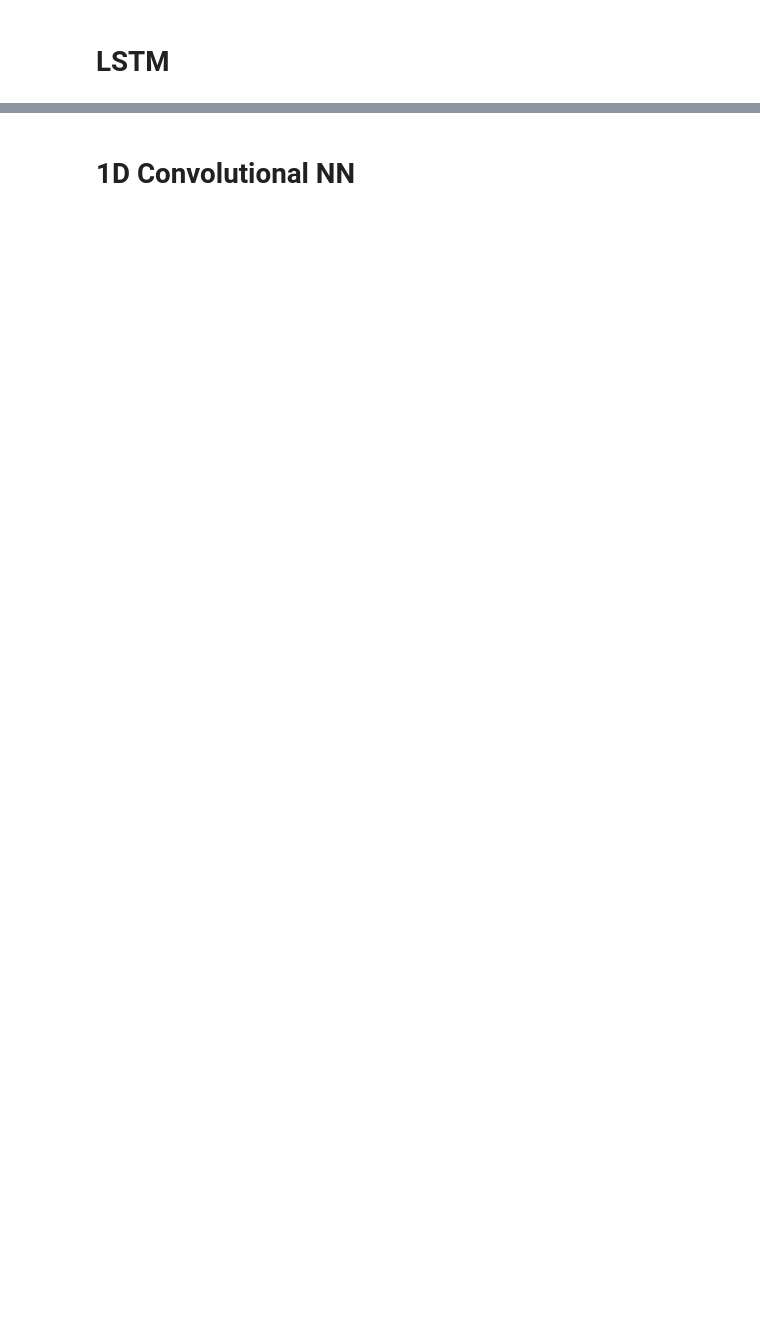
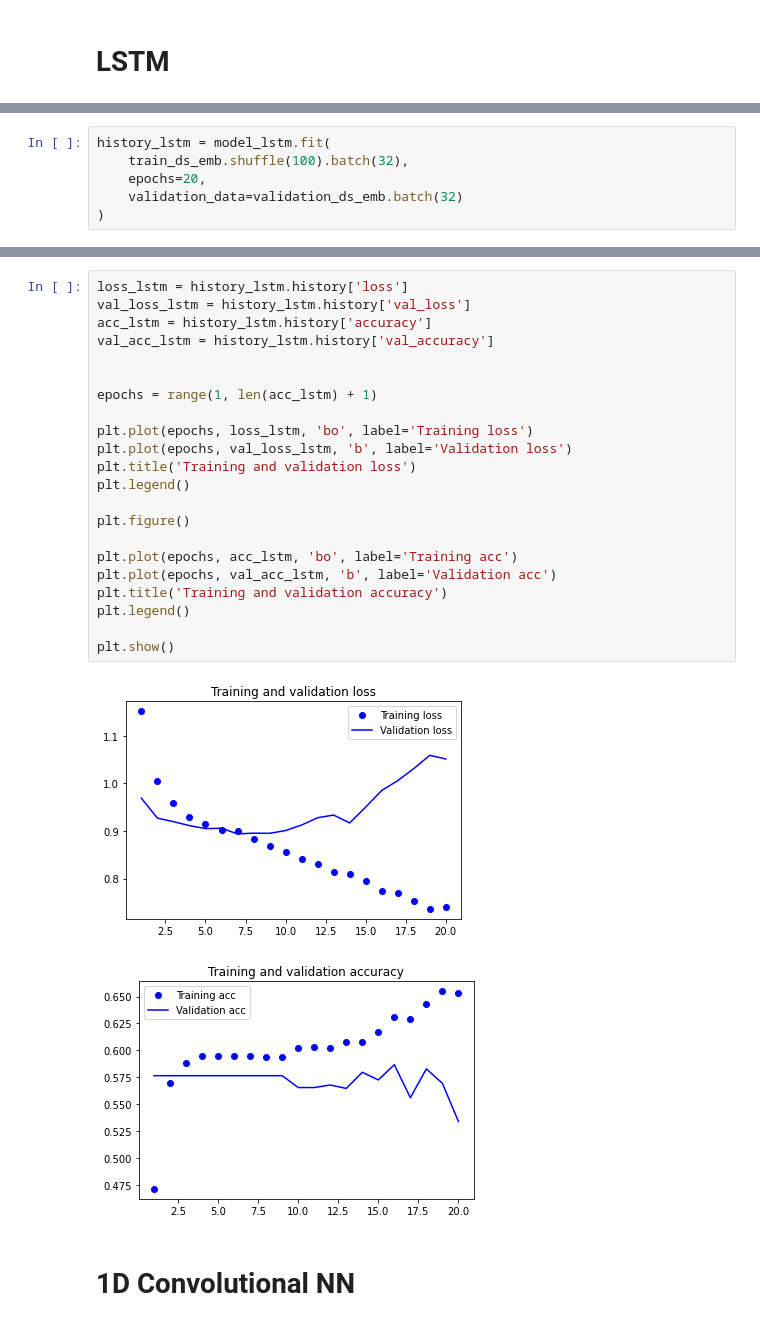
Before and after one commit to Iskriyana/nlp-product-sentiment-classification, a Jupyter notebook: notebooks/02_processing/NLP_Models.ipynb, the cells around one changed output, grey strips where cells are left out. Drawn from its saved outputs; the diff is of its cells as text; blank space fills up the shorter version.

```diff
--- a/notebooks/02_processing/NLP_Models.ipynb
+++ b/notebooks/02_processing/NLP_Models.ipynb
@@ -399,0 +586,6 @@ NameError: name 'history_emb' is not defined
+# %%
+history_lstm = model_lstm.fit(
+    train_ds_emb.shuffle(100).batch(32),
+    epochs=20,
+    validation_data=validation_ds_emb.batch(32)
+)
@@ -400,2 +610,27 @@ NameError: name 'history_emb' is not defined
+# %%
+loss_lstm = history_lstm.history['loss']
+val_loss_lstm = history_lstm.history['val_loss']
+acc_lstm = history_lstm.history['accuracy']
+val_acc_lstm = history_lstm.history['val_accuracy']
+
+
+epochs = range(1, len(acc_lstm) + 1)
+
+plt.plot(epochs, loss_lstm, 'bo', label='Training loss')
+plt.plot(epochs, val_loss_lstm, 'b', label='Validation loss')
+plt.title('Training and validation loss')
+plt.legend()
+
+plt.figure()
+
+plt.plot(epochs, acc_lstm, 'bo', label='Training acc')
+plt.plot(epochs, val_acc_lstm, 'b', label='Validation acc')
+plt.title('Training and validation accuracy')
+plt.legend()
+
+plt.show()
+# %% [output]
+[figure, added]
+[figure, added]
 # %% [markdown]
 # 1D Convolutional NN
```
Also changed, not shown: parts of 30 cells of this notebook.
